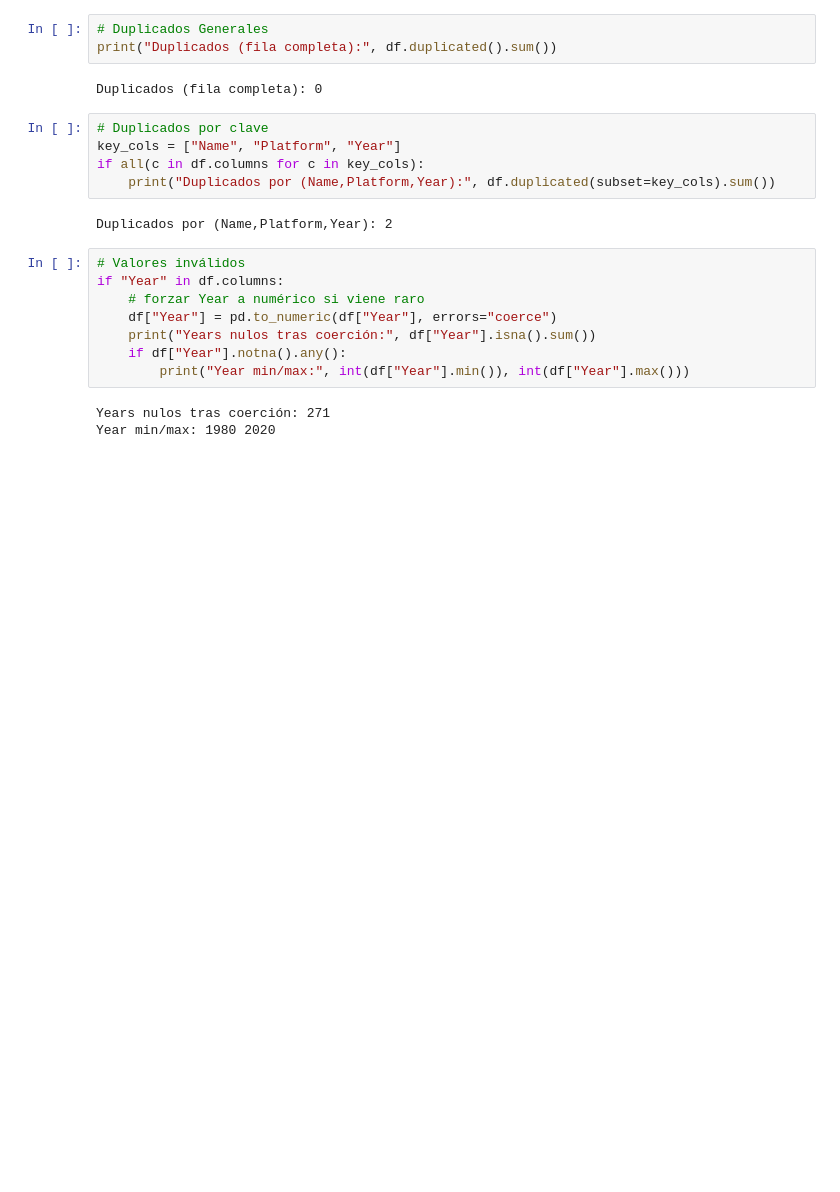
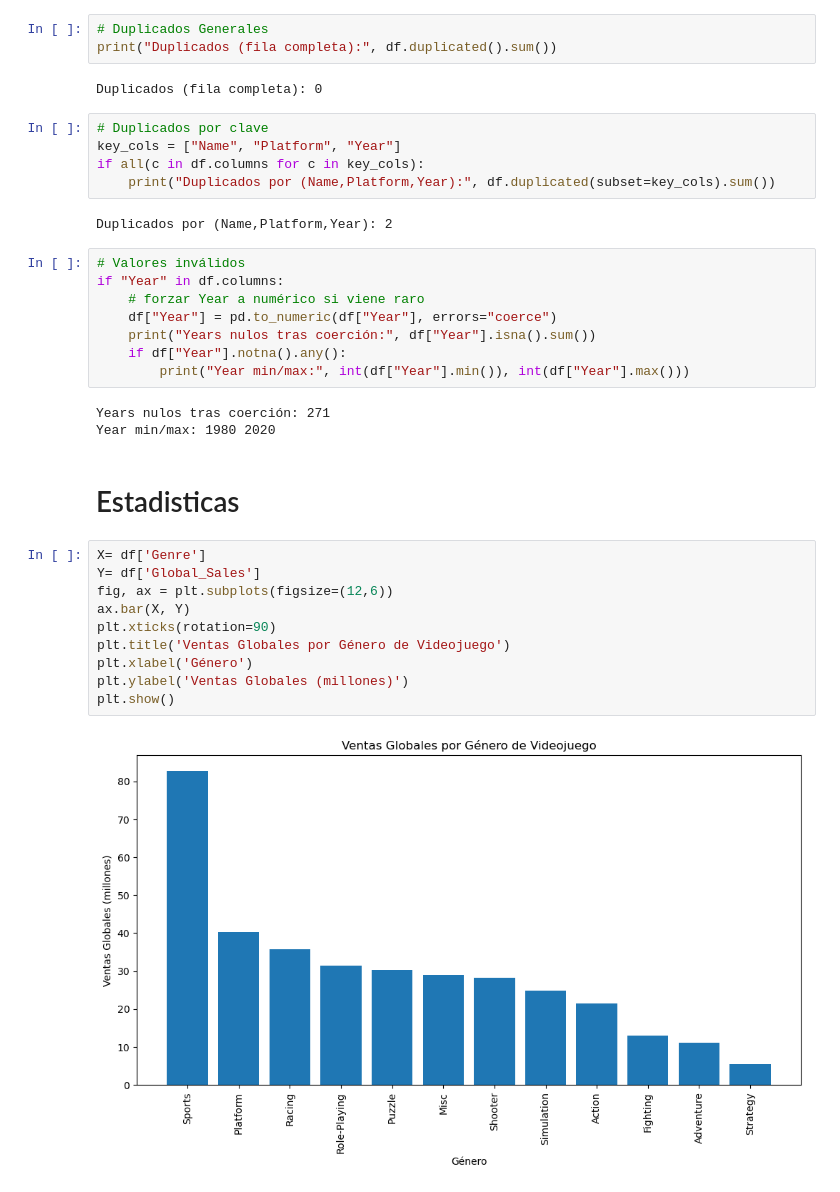
Before and after one commit to HugoAllan/VideoGames-Machine-Learning-Project, a Jupyter notebook: eda.ipynb, the cells around one changed output. Cells and saved outputs as stored; diff of their text form; blank space fills up the shorter version.

```diff
--- a/eda.ipynb
+++ b/eda.ipynb
@@ -98,3 +98,17 @@ if "Year" in df.columns:
 # %% [output]
 Years nulos tras coerción: 271
 Year min/max: 1980 2020
+# %% [markdown]
+# Estadisticas
+# %%
+X= df['Genre']
+Y= df['Global_Sales']
+fig, ax = plt.subplots(figsize=(12,6))
+ax.bar(X, Y)
+plt.xticks(rotation=90)
+plt.title('Ventas Globales por Género de Videojuego')
+plt.xlabel('Género')
+plt.ylabel('Ventas Globales (millones)')
+plt.show()
+# %% [output]
+[figure, added]
```
Also changed, not shown: parts of 17 cells of this notebook.
